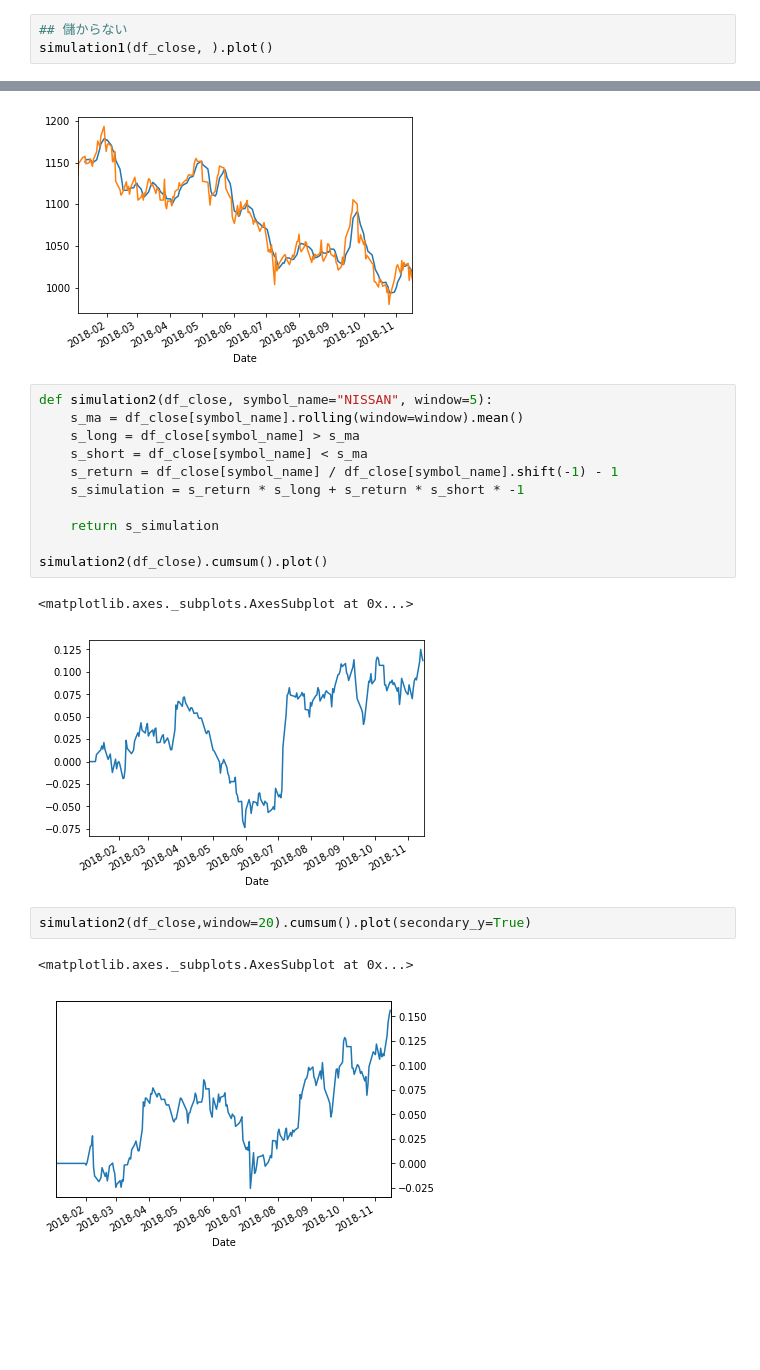
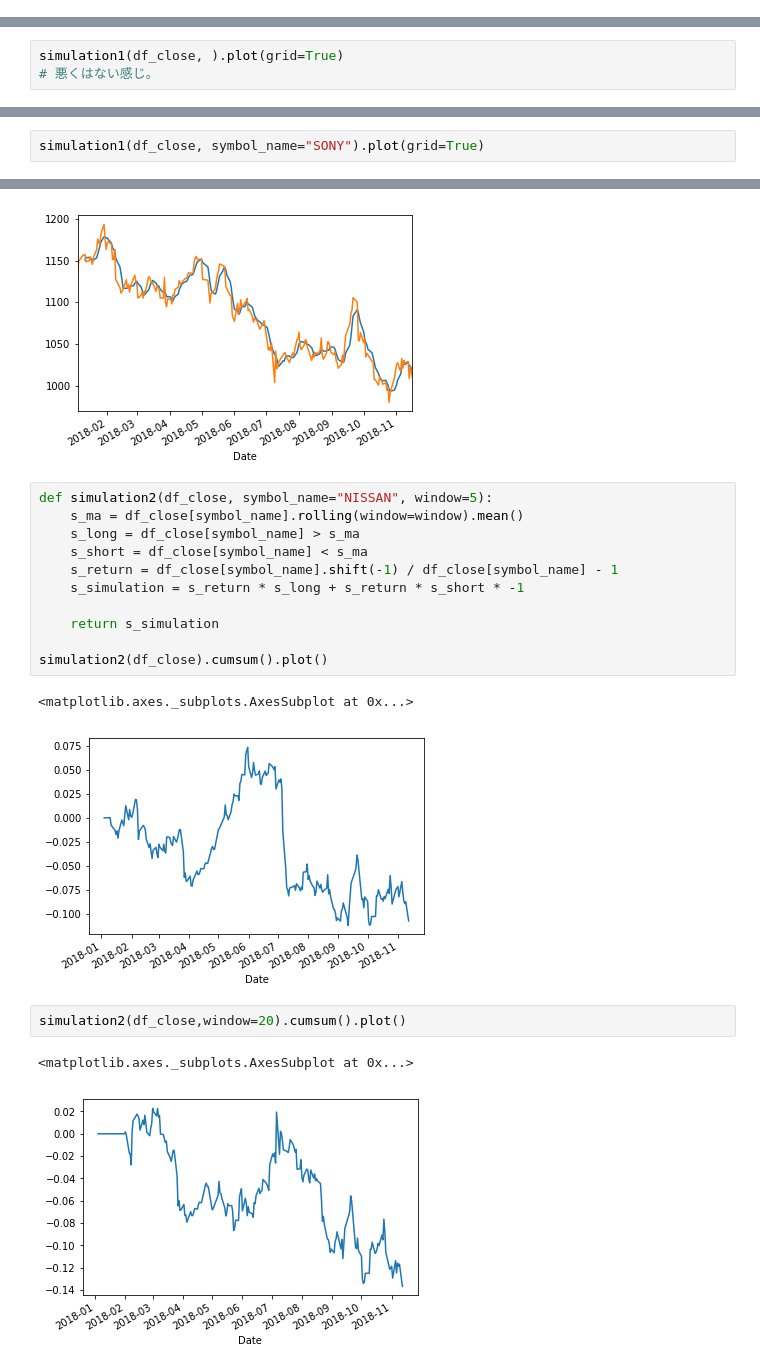
Before and after one commit to shinseitaro/fintalk, a Jupyter notebook: 時系列データ分析/Chapter5.ipynb, the cells around one changed output, grey strips where cells are left out. Saved outputs shown, nothing was run; the diff lists cells and outputs as text; blank space fills up the shorter version.

```diff
--- a/時系列データ分析/Chapter5.ipynb
+++ b/時系列データ分析/Chapter5.ipynb
@@ -150,4 +241 @@ def simulation1(df_close, symbol_name="NISSAN", window=5, thred=0.02, hold=10):
     return cumsum
-# %%
-## 儲からない
-simulation1(df_close, ).plot()
@@ -158,0 +242,3 @@ simulation1(df_close, ).plot()
+# %%
+simulation1(df_close, ).plot(grid=True)
+# 悪くはない感じ。
@@ -158,0 +248,2 @@ simulation1(df_close, ).plot()
+# %%
+simulation1(df_close, symbol_name="SONY").plot(grid=True)
@@ -167,7 +266,7 @@ def simulation2(df_close, symbol_name="NISSAN", window=5):
     s_ma = df_close[symbol_name].rolling(window=window).mean()
     s_long = df_close[symbol_name] > s_ma
     s_short = df_close[symbol_name] < s_ma
-    s_return = df_close[symbol_name] / df_close[symbol_name].shift(-1) - 1
+    s_return = df_close[symbol_name].shift(-1) / df_close[symbol_name] - 1
     s_simulation = s_return * s_long + s_return * s_short * -1
 
     return s_simulation
@@ -175,9 +274,9 @@ def simulation2(df_close, symbol_name="NISSAN", window=5):
 simulation2(df_close).cumsum().plot()
 # %% [output]
 <matplotlib.axes._subplots.AxesSubplot at 0x...>
-[figure, old version]
+[figure, new version]
 # %%
-simulation2(df_close,window=20).cumsum().plot(secondary_y=True)
+simulation2(df_close,window=20).cumsum().plot()
 # %% [output]
 <matplotlib.axes._subplots.AxesSubplot at 0x...>
-[figure, old version]
+[figure, new version]
```
Also changed, not shown: parts of 23 cells of this notebook, 4 other files.
